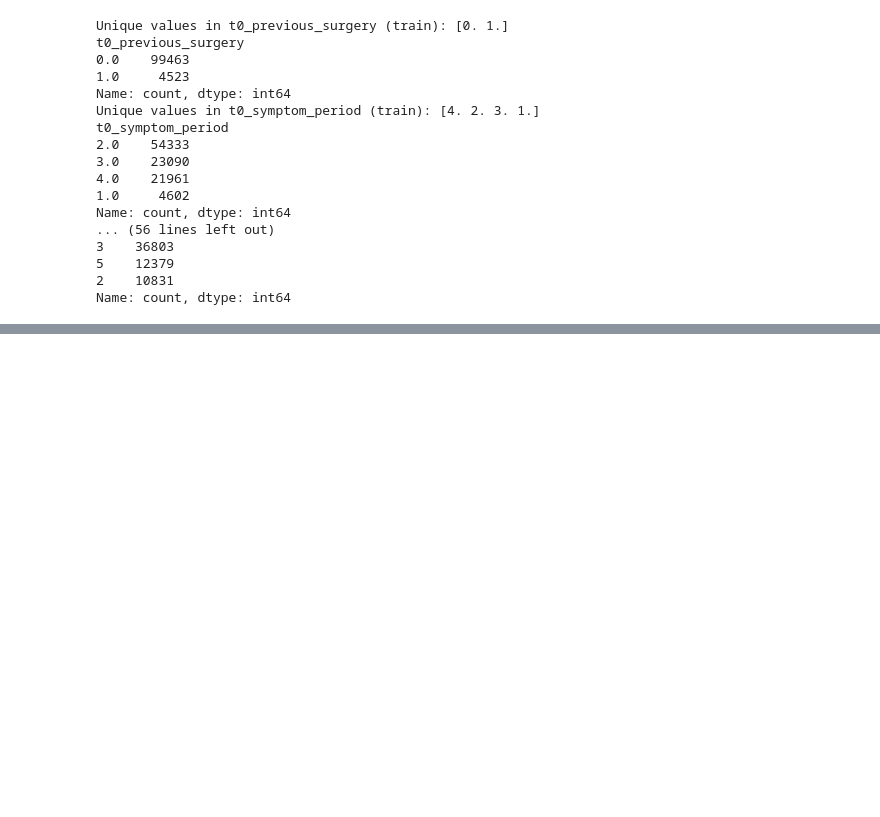
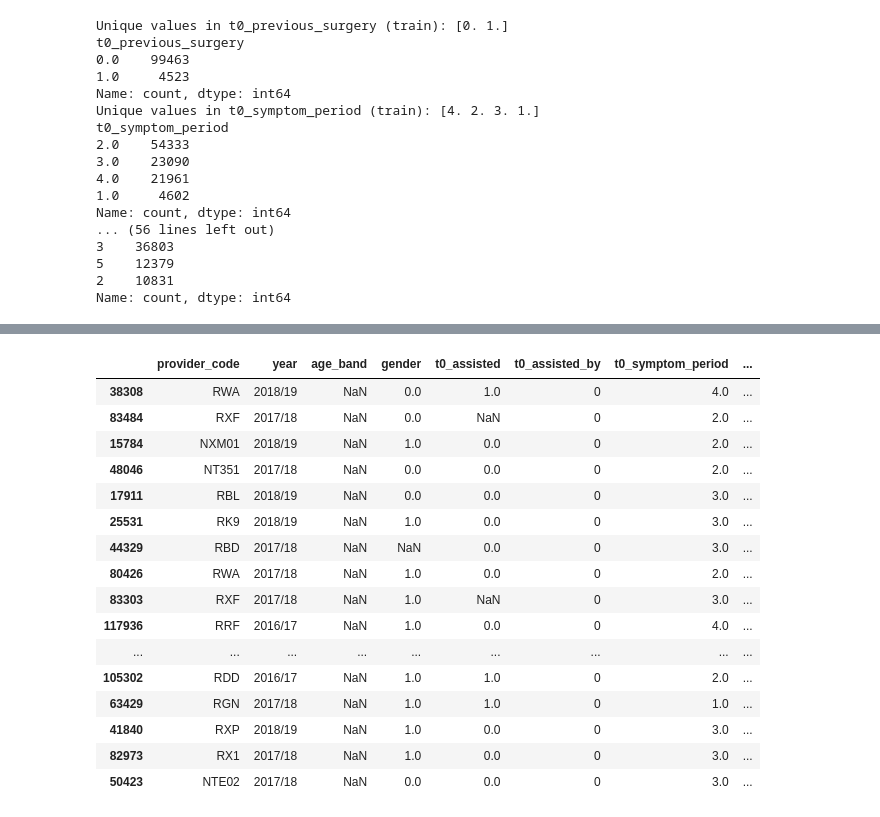
Before and after one commit to saras-audrius/EAISI-Group-Project---NHS, a Jupyter notebook: code/feature_engineering.ipynb, the cells around one changed output, grey strips where cells are left out. Saved outputs shown, nothing was run; the diff lists cells and outputs as text; code cells hidden in the pictures; blank space fills up the shorter version.

```diff
--- a/code/feature_engineering.ipynb
+++ b/code/feature_engineering.ipynb
@@ -815,0 +738,85 @@ KEY INSIGHTS
+# %%
+def preprocess_data(X, is_train=True):
+    """
+    Apply all preprocessing steps to the data
+
+    Parameters:
+    -----------
+    X : pd.DataFrame
+        Input data
+    is_train : bool
+        Whether this is training data (not used currently, but good for future)
+
+    Returns:
+    --------
+    pd.DataFrame
+        Preprocessed data
+    """
+    X = X.copy()
+
+    # 4.1: Map binary variables
+    binary_columns = ['gender', 't0_assisted', 't0_previous_surgery', 't0_disability']
+    binary_health_columns = [
+        'heart_disease', 'high_bp', 'stroke', 'circulation',
+        'lung_disease', 'diabetes', 'kidney_disease',
+        'nervous_system', 'liver_disease', 'cancer',
+        'depression', 'arthritis'
+    ]
+
+    # 4.2: Map age_band to ordinal
+    age_band_mapping = {
+        '40 to 49': 1,
+        '50 to 59': 2,
+        '60 to 69': 3,
+        '70 to 79': 4,
+        '80 to 89': 5,
+        '90 to 120': 6
+    }
+
+    if 'age_band' in X.columns:
+        X['age_band'] = X['age_band'].map(age_band_mapping)
+
+    # 4.3: Group rare categories
+    if 'age_band' in X.columns:
+        X['age_band'] = X['age_band'].astype(str)
+        X['age_band'] = X['age_band'].replace('6', '5')  # Merge 90-120 into 80-89
+        X['age_band'] = X['age_band'].replace('1', '2')  # Merge 40-49 into 50-59
+        X['age_band'] = X['age_band'].replace('nan', np.nan)
+
+    if 't0_living_arrangements' in X.columns:
+        X['t0_living_arrangements'] = X['t0_living_arrangements'].astype(str)
+        X['t0_living_arrangements'] = X['t0_living_arrangements'].replace('3.0', '4.0')
+        X['t0_living_arrangements'] = X['t0_living_arrangements'].replace('nan', np.nan)
+
+    # 4.4: Set categorical dtypes
+    categorical_columns = [
+        'provider_code', 'year', 'age_band', 't0_assisted_by',
+        't0_living_arrangements'
+    ]
+
+    for col in categorical_columns:
+        if col in X.columns:
+            X[col] = X[col].astype('category')
+
+    return X
+
+X_test_preprocessed = preprocess_data(X_test, is_train=False)
+X_test_preprocessed.head(50)
+# %% [output]
+|  | provider_code | year | age_band | gender | t0_assisted | t0_assisted_by | t0_symptom_period | ... |
+| 38308 | RWA | 2018/19 | NaN | 0.0 | 1.0 | 0 | 4.0 | ... |
+| 83484 | RXF | 2017/18 | NaN | 0.0 | NaN | 0 | 2.0 | ... |
+| 15784 | NXM01 | 2018/19 | NaN | 1.0 | 0.0 | 0 | 2.0 | ... |
+| 48046 | NT351 | 2017/18 | NaN | 0.0 | 0.0 | 0 | 2.0 | ... |
+| 17911 | RBL | 2018/19 | NaN | 0.0 | 0.0 | 0 | 3.0 | ... |
+| 25531 | RK9 | 2018/19 | NaN | 1.0 | 0.0 | 0 | 3.0 | ... |
+| 44329 | RBD | 2017/18 | NaN | NaN | 0.0 | 0 | 3.0 | ... |
+| 80426 | RWA | 2017/18 | NaN | 1.0 | 0.0 | 0 | 2.0 | ... |
+| 83303 | RXF | 2017/18 | NaN | 1.0 | NaN | 0 | 3.0 | ... |
+| 117936 | RRF | 2016/17 | NaN | 1.0 | 0.0 | 0 | 4.0 | ... |
+| ... | ... | ... | ... | ... | ... | ... | ... | ... |
+| 105302 | RDD | 2016/17 | NaN | 1.0 | 1.0 | 0 | 2.0 | ... |
+| 63429 | RGN | 2017/18 | NaN | 1.0 | 1.0 | 0 | 1.0 | ... |
+| 41840 | RXP | 2018/19 | NaN | 1.0 | 0.0 | 0 | 3.0 | ... |
+| 82973 | RX1 | 2017/18 | NaN | 1.0 | 0.0 | 0 | 3.0 | ... |
+| 50423 | NTE02 | 2017/18 | NaN | 0.0 | 0.0 | 0 | 3.0 | ... |
```
Also changed, not shown: parts of 26 cells of this notebook, 1 other file.
